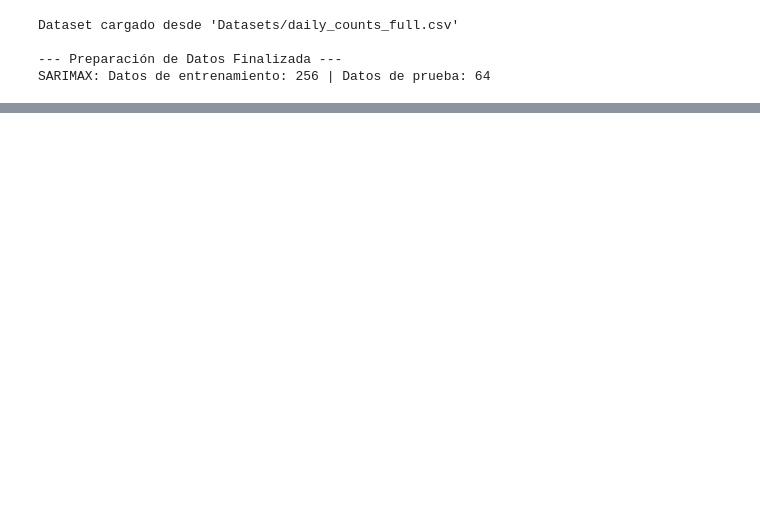
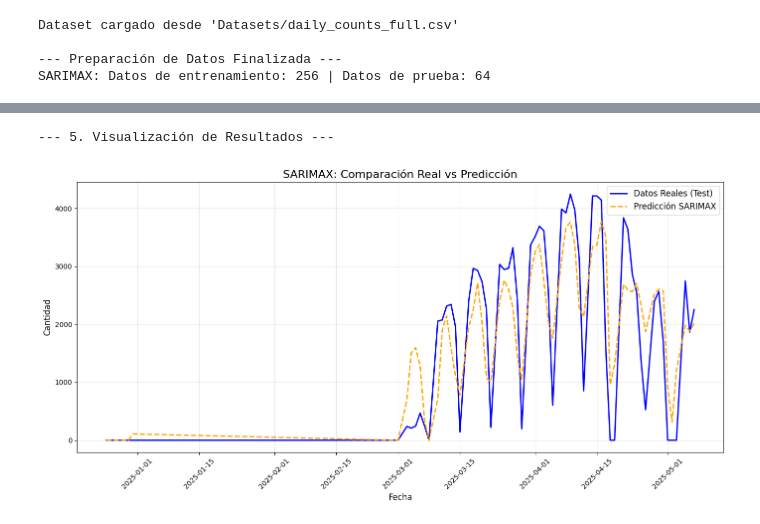
Before and after one commit to BrendanRubilar/IA_Library_Proyect, a Jupyter notebook: SARIMAX.ipynb, the cells around one changed output, grey strips where cells are left out. Saved outputs shown, nothing was run; the diff lists cells and outputs as text; code cells hidden in the pictures; blank space fills up the shorter version.

```diff
--- a/SARIMAX.ipynb
+++ b/SARIMAX.ipynb
@@ -187,0 +199,24 @@ Se ha generado la visualización de la predicción de SARIMAX.
+# %%
+# --- 3. Ajuste (Tuning) con los MEJORES parámetros encontrados ---
+
+# Parámetros ganadores según tu Grid Search
+best_order = (0, 0, 1)
+best_seasonal_order = (0, 1, 1, 7)
+
+print(f"Entrenando SARIMAX con parámetros óptimos: {best_order} x {best_seasonal_order}...")
+
+# Definimos el modelo
+model_sarimax = sm.tsa.SARIMAX(
+    y_train,
+    exog=X_train,
+    order=best_order,
+    seasonal_order=best_seasonal_order,
+    enforce_stationarity=False,
+    enforce_invertibility=False
+)
+
+# Entrenamos (aumentamos iteraciones para asegurar convergencia)
+results_sarimax = model_sarimax.fit(disp=False, maxiter=200, method='powell')
+
+print("Entrenamiento completado.")
+print(results_sarimax.summary())
@@ -187,0 +280,22 @@ Se ha generado la visualización de la predicción de SARIMAX.
+# %%
+print("--- 5. Visualización de Resultados ---")
+
+plt.figure(figsize=(14, 7))
+
+# Graficar datos reales
+plt.plot(y_test.index, y_test, label='Datos Reales (Test)', color='blue', linewidth=2)
+
+# Graficar predicciones
+plt.plot(y_test.index, predicciones, label='Predicción SARIMAX', color='orange', linestyle='--', linewidth=2)
+
+plt.title('SARIMAX: Comparación Real vs Predicción', fontsize=16)
+plt.xlabel('Fecha', fontsize=12)
+plt.ylabel('Cantidad', fontsize=12)
+plt.legend(fontsize=12)
+plt.grid(True, alpha=0.3)
+plt.xticks(rotation=45)
+plt.tight_layout()
+plt.show()
+# %% [output]
+--- 5. Visualización de Resultados ---
+[figure, added]
```
Also changed, not shown: parts of 7 cells of this notebook, 1 other file.
